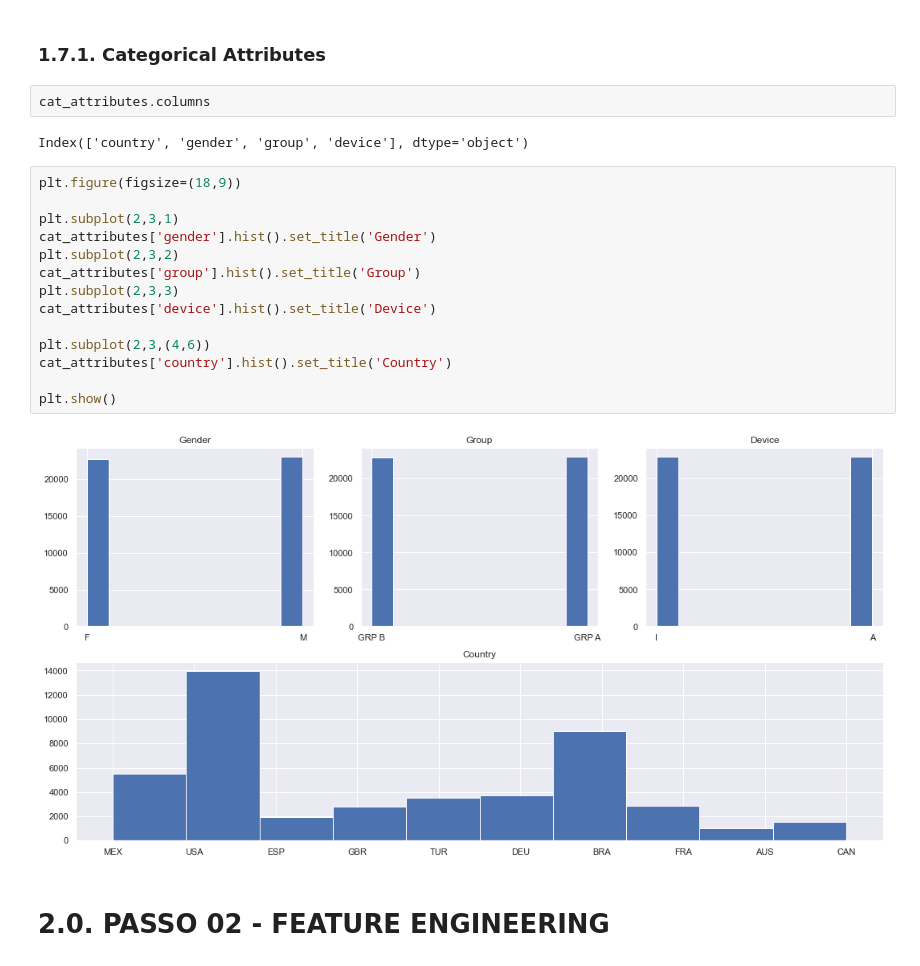
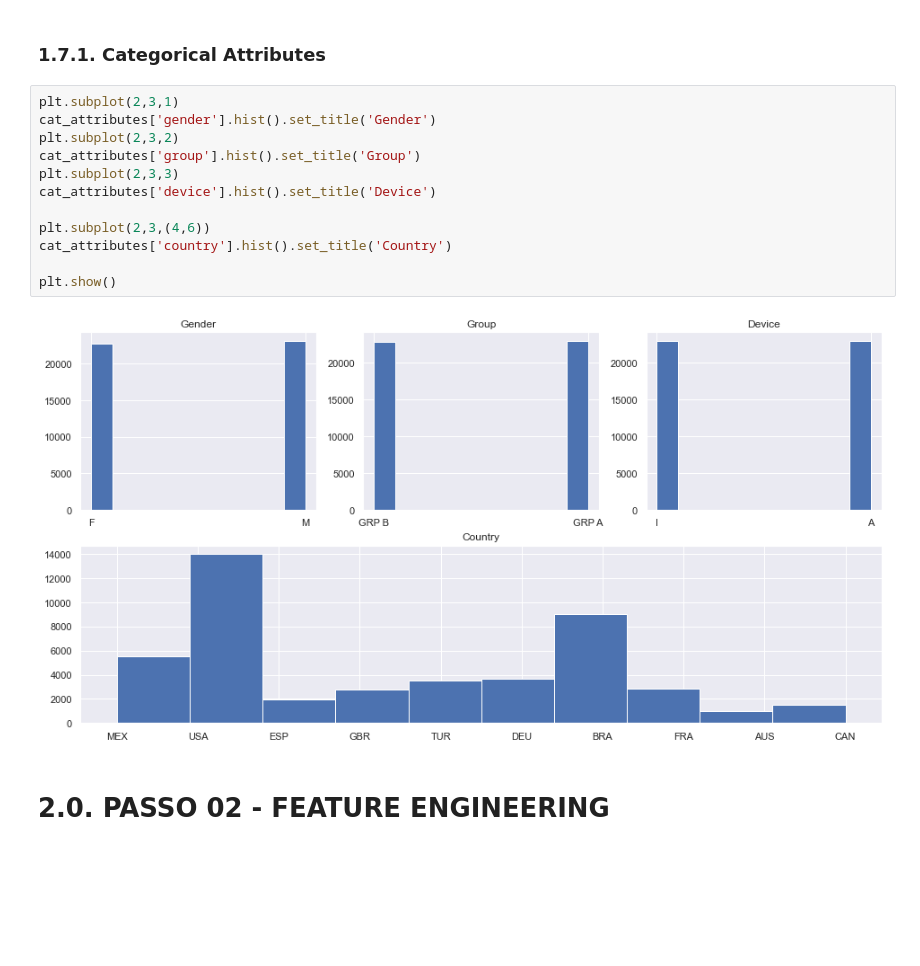
Before and after one commit to miguelzph/ab_test, a Jupyter notebook: notebooks/c01_ab_test.ipynb, the cells around one changed output. Saved outputs shown, nothing was run; the diff lists cells and outputs as text; blank space fills up the shorter version.

```diff
--- a/notebooks/c01_ab_test.ipynb
+++ b/notebooks/c01_ab_test.ipynb
@@ -133,25 +176,19 @@ descriptive_num.round(1)
 # %% [markdown]
 ### 1.7.1. Categorical Attributes
-# %%
-cat_attributes.columns
-# %% [output]
-Index(['country', 'gender', 'group', 'device'], dtype='object')
 # %%
-plt.figure(figsize=(18,9))
-
 plt.subplot(2,3,1)
 cat_attributes['gender'].hist().set_title('Gender')
 plt.subplot(2,3,2)
 cat_attributes['group'].hist().set_title('Group')
 plt.subplot(2,3,3)
 cat_attributes['device'].hist().set_title('Device')
 
 plt.subplot(2,3,(4,6))
 cat_attributes['country'].hist().set_title('Country')
 
 plt.show()
 # %% [output]
-[figure, old version]
+[figure, new version]
 # %% [markdown]
 # 2.0. PASSO 02 - FEATURE ENGINEERING
 # %%
```
Also changed, not shown: parts of 49 cells of this notebook.
